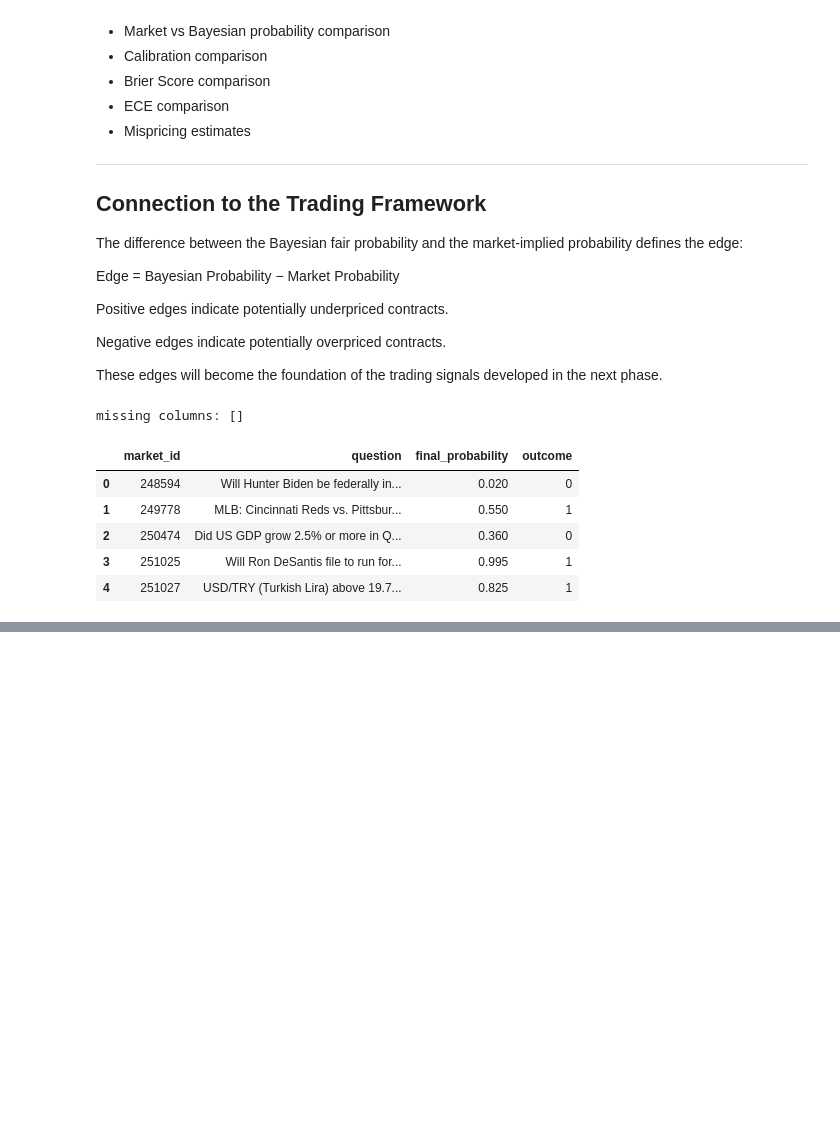
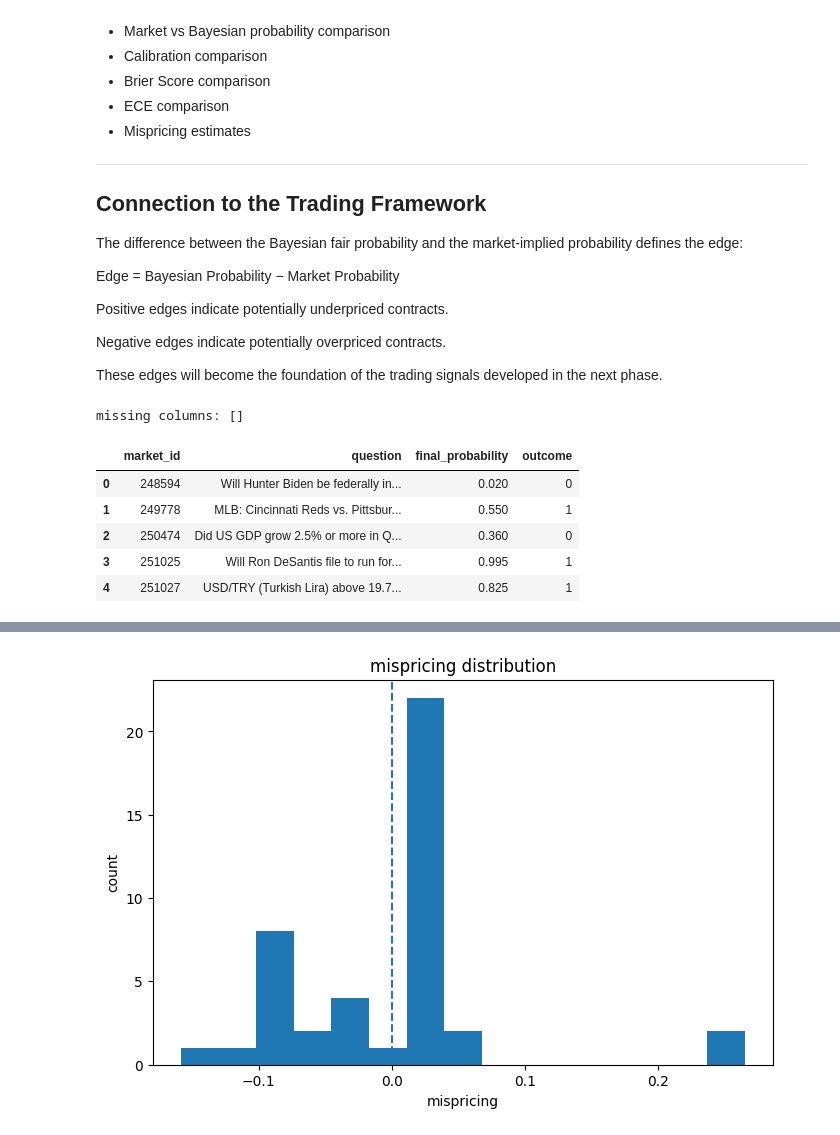
Before and after one commit to ADRIANVM117/data-science-portfolio, a Jupyter notebook: Bayesian_Fair_Value_Estimation_and_Mispricing_Detection_in_Prediction_Markets/notebooks/05_Bayesian_Fair_Value_Model.ipynb, the cells around one changed output, grey strips where cells are left out. Saved outputs shown, nothing was run; the diff lists cells and outputs as text; code cells hidden in the pictures; blank space fills up the shorter version.

Commit message:
real output : mispricing : P_bayes - P_market

```diff
--- a/Bayesian_Fair_Value_Estimation_and_Mispricing_Detection_in_Prediction_Markets/notebooks/05_Bayesian_Fair_Value_Model.ipynb
+++ b/Bayesian_Fair_Value_Estimation_and_Mispricing_Detection_in_Prediction_Markets/notebooks/05_Bayesian_Fair_Value_Model.ipynb
@@ -82,0 +257,6 @@ missing columns: []
+# %%
+calibration_table["bayesian_fair_probability"] = (calibration_table["alpha_post"]/(calibration_table["alpha_post"]
++ calibration_table["beta_post"]))
+
+display(calibration_table[["probability_bin", "n_markets","avg_market_probability","observed_frequency", "alpha_post","beta_post",
+ "bayesian_fair_probability"]])
@@ -82,0 +382,10 @@ missing columns: []
+# %%
+#  Vamos a crear para cada mercado:
+
+# Mispricing=FairProbability−MarketProbability
+
+
+fair_value_map = dict(zip(calibration_table["probability_bin"],calibration_table["bayesian_fair_probability"]))
+df_market["bayesian_fair_probability"] = (df_market["probability_bin"].map(fair_value_map))
+
+display(df_market[["market_id","final_probability","probability_bin","bayesian_fair_probability"]].head())
@@ -82,0 +517,10 @@ missing columns: []
+# %%
+df_market["mispricing"] = (df_market["bayesian_fair_probability"] - df_market["final_probability"])
+print(df_market["mispricing"].describe())
+
+display(df_market[["market_id","question","final_probability","bayesian_fair_probability","mispricing"]].sort_values("mispricing", ascending=False)
+    .head(10))
+
+display(df_market[["market_id","question","final_probability","bayesian_fair_probability","mispricing"]].sort_values("mispricing", ascending=True)
+    .head(10)
+)
@@ -82,0 +837,13 @@ missing columns: []
+# %%
+import matplotlib.pyplot as plt
+
+plt.figure(figsize=(8,5))
+plt.hist(df_market["mispricing"], bins=15)
+plt.axvline(0, linestyle="--")
+plt.title("mispricing distribution")
+plt.xlabel("mispricing")
+plt.ylabel("count")
+
+plt.show()
+# %% [output]
+[figure, added]
```
Also changed, not shown: parts of 18 cells of this notebook, 1 other file.
